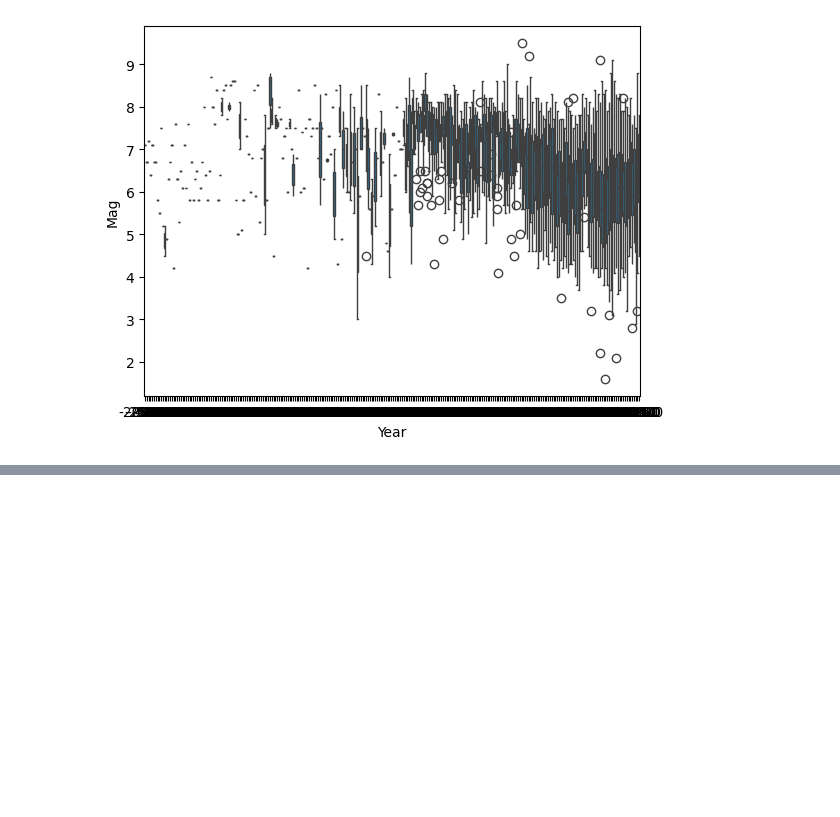
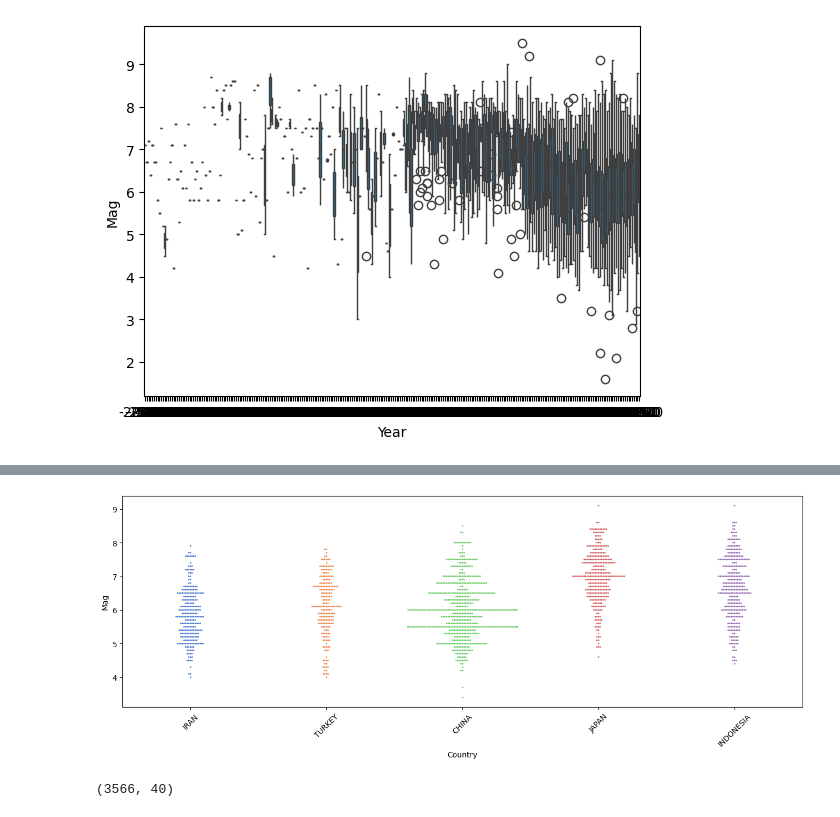
Before and after one commit to tylerdunc101/Earthquake-Project, a Jupyter notebook: Earthquake_Exploration.ipynb, the cells around one changed output, grey strips where cells are left out. Saved outputs shown, nothing was run; the diff lists cells and outputs as text; code cells hidden in the pictures; blank space fills up the shorter version.

```diff
--- a/Earthquake_Exploration.ipynb
+++ b/Earthquake_Exploration.ipynb
@@ -59,0 +156,14 @@ plt.show()
+# %%
+plt.figure(figsize=(16,5))
+
+sns.swarmplot(x="Country",y="Mag",data=cleanco[cleanco["Country"].isin(top5)],size=2,hue = "Country", palette = "muted")
+plt.xticks(rotation=45)
+plt.show()
+# %% [output]
+[figure, added]
+# %%
+
+cleanyeareq["Century"]= (eq["Year"] // 100 * 100)
+cleanyeareq.shape
+# %% [output]
+(3566, 40)
```
Also changed, not shown: parts of 40 cells of this notebook.
